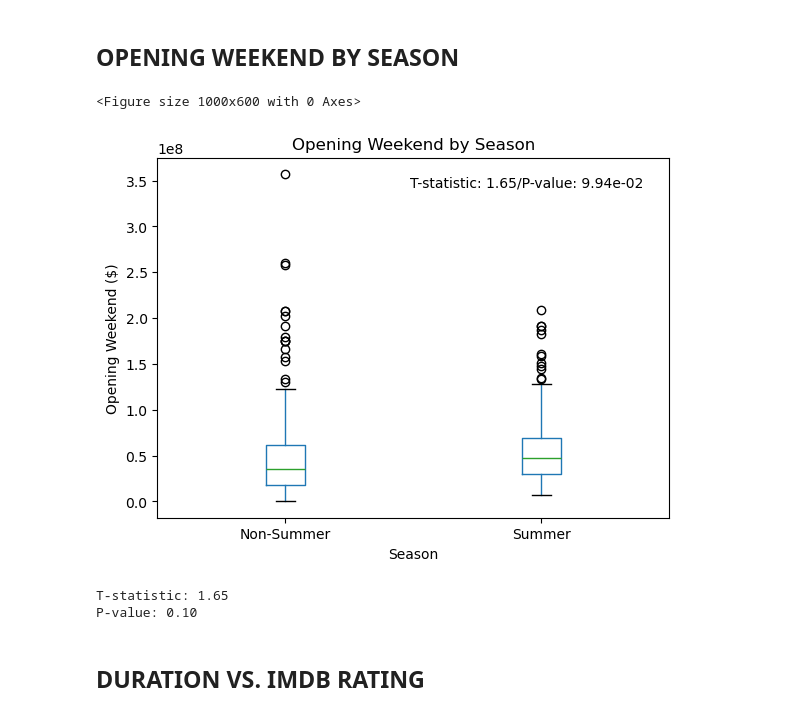
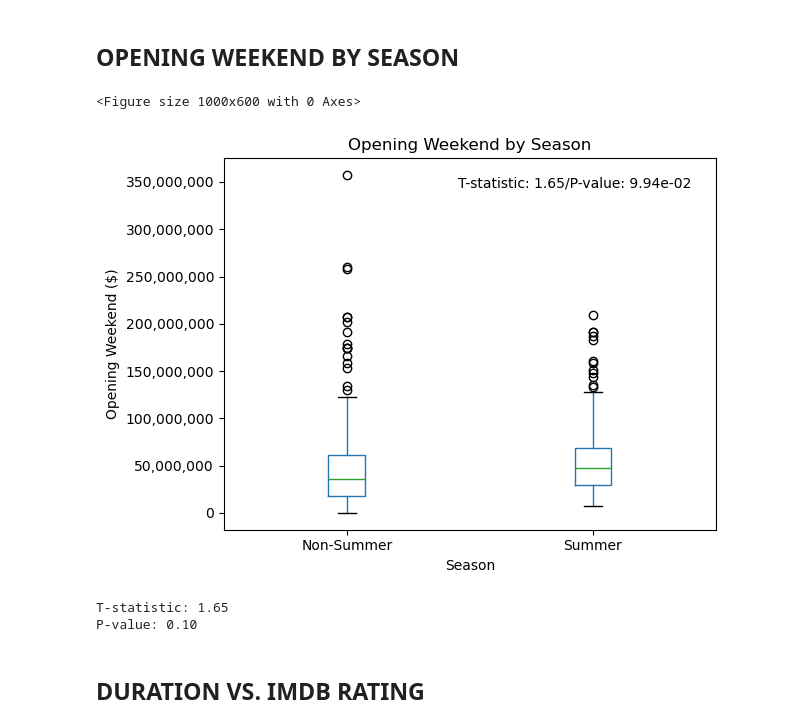
Before and after one commit to endoplasmicosmic/Movie-Success-Analytics, a Jupyter notebook: movie_FINAL.ipynb, the cells around one changed output. Cells and saved outputs as stored; diff of their text form; code cells hidden in the pictures.

```diff
--- a/movie_FINAL.ipynb
+++ b/movie_FINAL.ipynb
@@ -77,34 +80,36 @@ Probability value (p): 4.818111598768967e-17
 # Convert 'Release Date' to datetime
 clean_data_df['Release Date'] = pd.to_datetime(clean_data_df['Release Date'])
 
 # Define the summer months
 summer_months = [5, 6, 7, 8, 9]
 
 # Categorize 'Release Date' into 'Summer' and 'Non-Summer'
 clean_data_df['Season'] = np.where(clean_data_df['Release Date'].dt.month.isin(summer_months), 'Summer', 'Non-Summer')
 
 # Independent t-test
 summer_data = clean_data_df[clean_data_df['Season'] == 'Summer']['Opening Weekend']
 non_summer_data = clean_data_df[clean_data_df['Season'] == 'Non-Summer']['Opening Weekend']
 t_stat, p_val = ttest_ind(summer_data, non_summer_data, equal_var=False)
 
 # Box plot for visualization
 plt.figure(figsize=(10, 6))
 clean_data_df.boxplot(column='Opening Weekend', by='Season', grid=False)
 plt.text(0.95, 0.95, f'T-statistic: {t_stat:.2f}/P-value: {p_val:.2e}', transform=plt.gca().transAxes, fontsize=10, verticalalignment='top', horizontalalignment='right')
 plt.title('Opening Weekend by Season')
 plt.suptitle('')
 plt.xlabel('Season')
 plt.ylabel('Opening Weekend ($)')
+plt.gca().yaxis.set_major_formatter(ticker.FuncFormatter(lambda y, pos: f'{int(y):,}'))
+plt.tight_layout()
 #Save image to Visuals folder
 plt.savefig("movie_analysis_visualizations/openingbyseason.png")
 plt.show()
 
 print(f'T-statistic: {t_stat:.2f}')
 print(f'P-value: {p_val:.2f}')
 # %% [output]
 <Figure size 1000x600 with 0 Axes>
-[figure, old version]
+[figure, new version]
 T-statistic: 1.65
 P-value: 0.10
 # %% [markdown]
```
Also changed, not shown: parts of 3 cells of this notebook, 3 other files.
